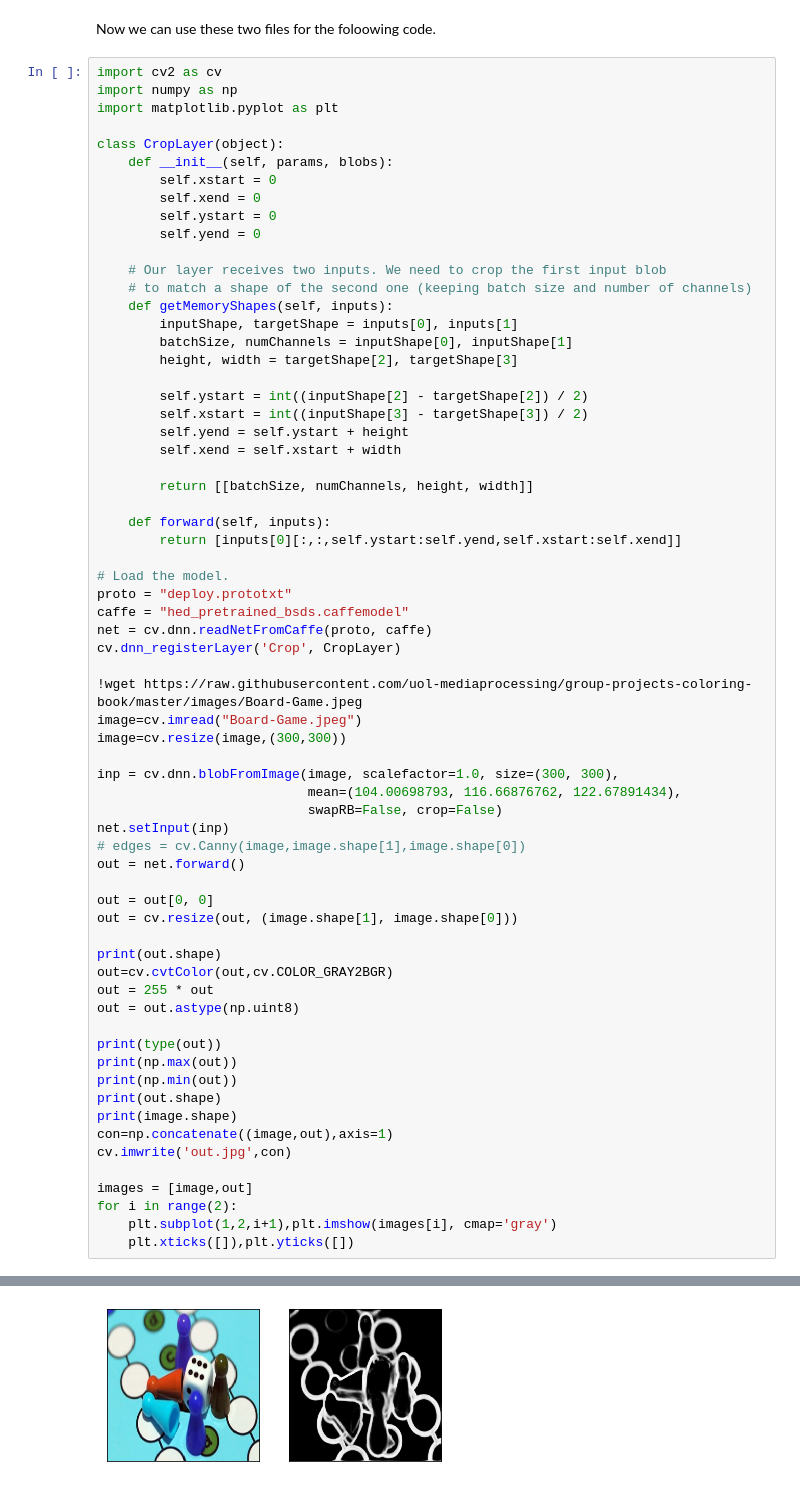
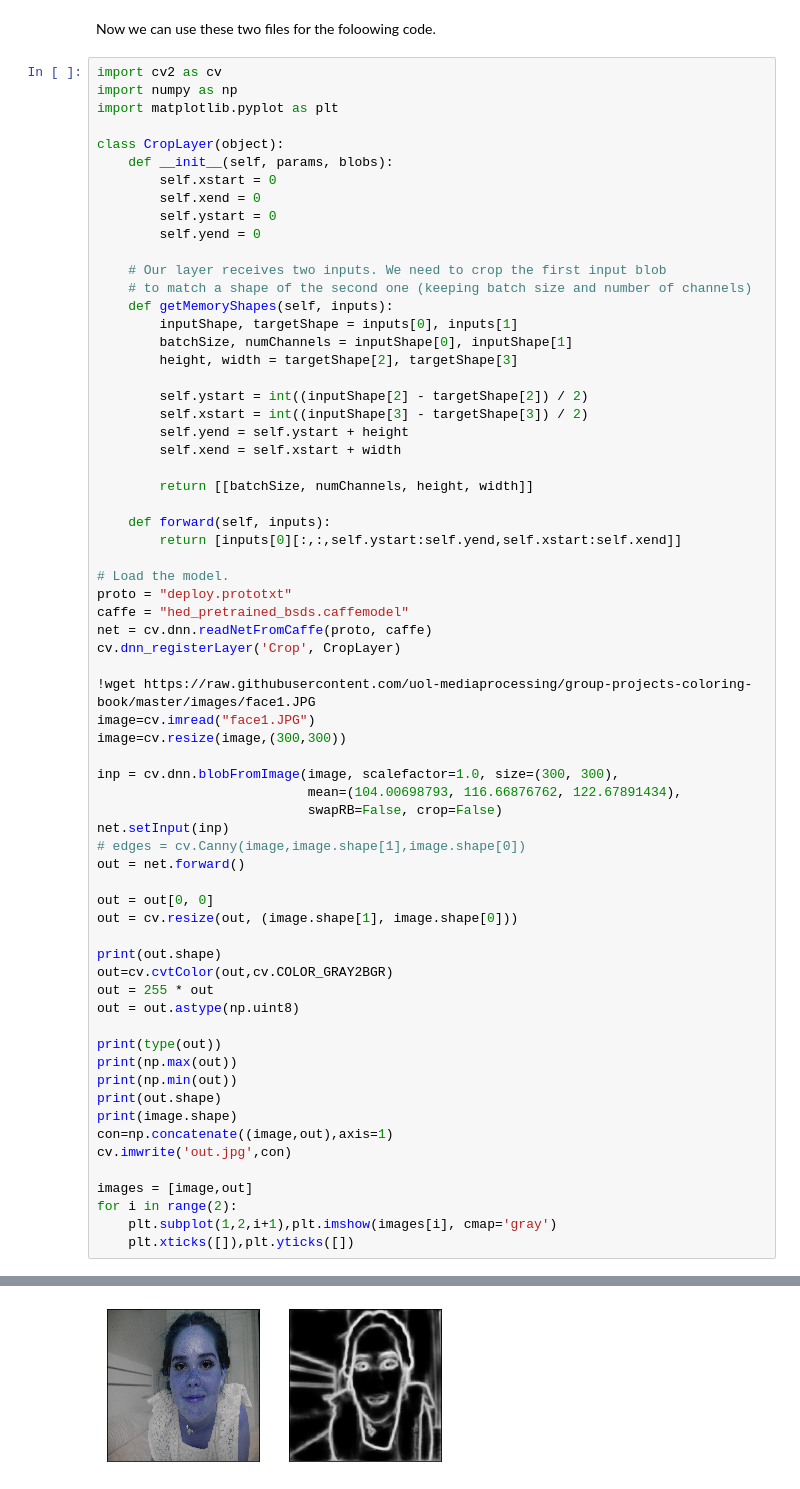
Before and after one commit to uol-mediaprocessing-201920/group-projects-coloring-book, a Jupyter notebook: main_coloring_book_final.ipynb, the cells around one changed output, grey strips where cells are left out. Saved outputs shown, nothing was run; the diff lists cells and outputs as text.

Commit message:
face

```diff
--- a/main_coloring_book_final.ipynb
+++ b/main_coloring_book_final.ipynb
@@ -663,8 +663,8 @@ caffe = "hed_pretrained_bsds.caffemodel"
 net = cv.dnn.readNetFromCaffe(proto, caffe)
 cv.dnn_registerLayer('Crop', CropLayer)
 
-!wget https://raw.githubusercontent.com/uol-mediaprocessing/group-projects-coloring-book/master/images/Board-Game.jpeg
-image=cv.imread("Board-Game.jpeg")
+!wget https://raw.githubusercontent.com/uol-mediaprocessing/group-projects-coloring-book/master/images/face1.JPG
+image=cv.imread("face1.JPG")
 image=cv.resize(image,(300,300))
 
 inp = cv.dnn.blobFromImage(image, scalefactor=1.0, size=(300, 300),
@@ -712,4 +712,4 @@ Board-Game.jpeg     100%[===================>]  18.94K  --.-KB/s    in 0.004s
 0
 (300, 300, 3)
 (300, 300, 3)
-[figure, old version]
+[figure, new version]
```
Also changed, not shown: parts of 1 cell of this notebook.
